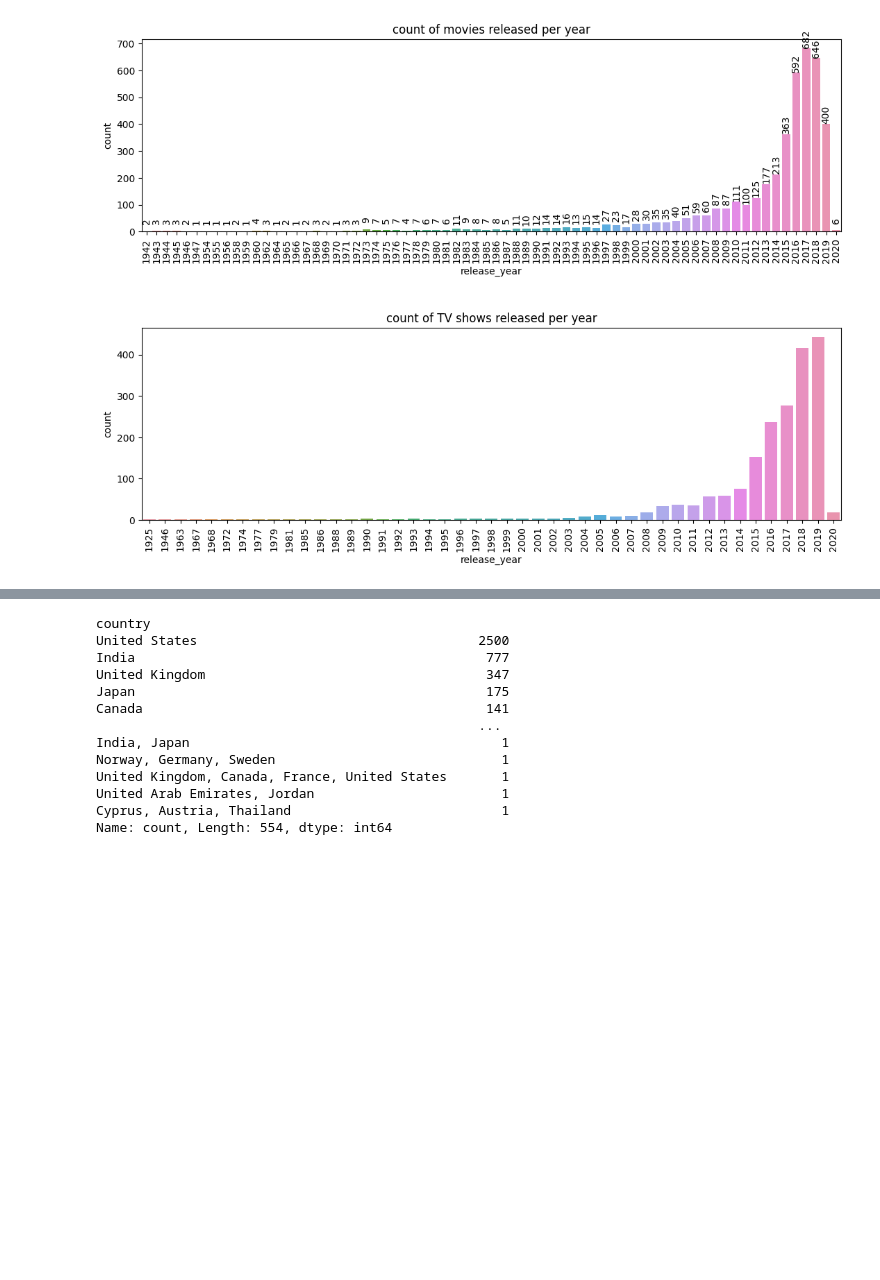
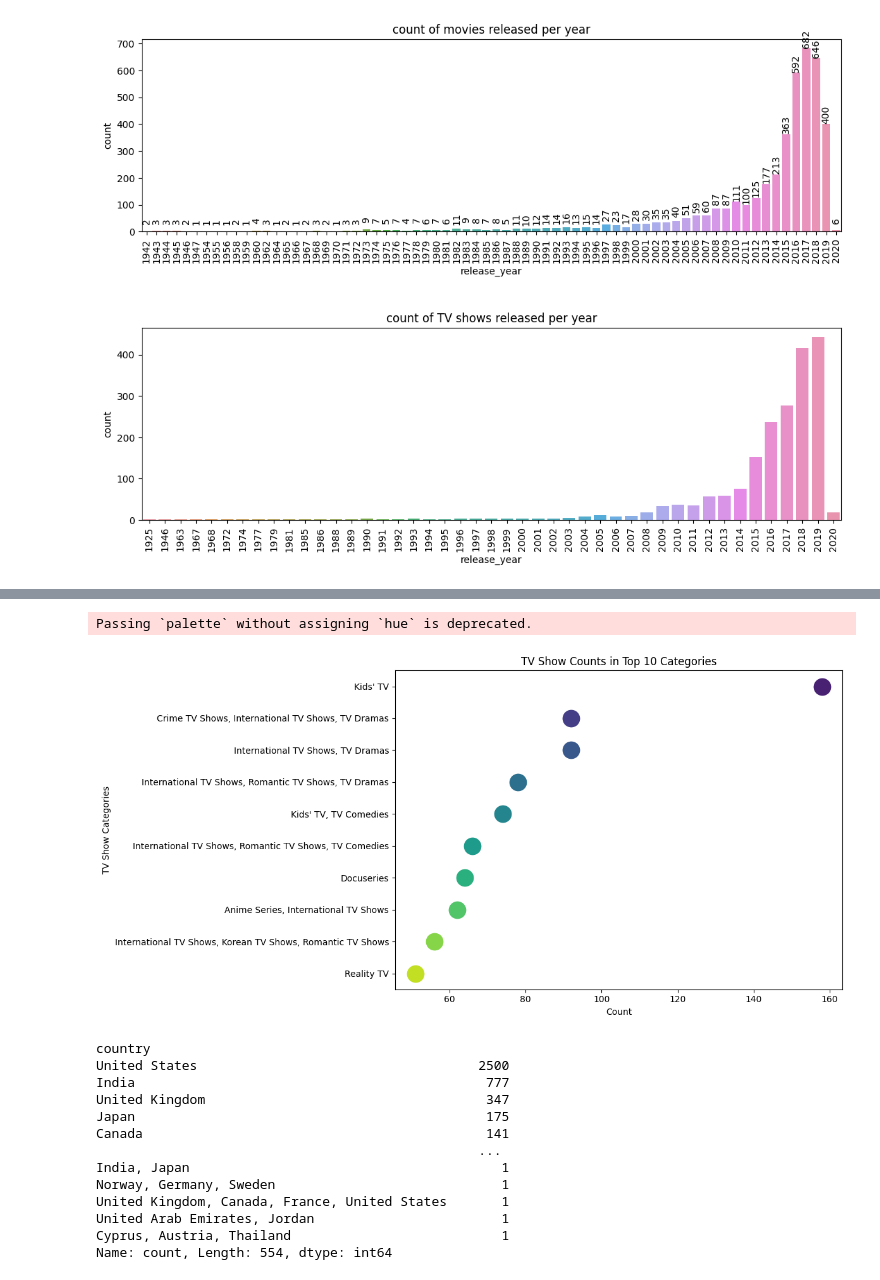
Before and after one commit to Alina-dilawaiz/Myprojects, a Jupyter notebook: AFOCAS-PROJECTS/Netflix_titles_EDA.ipynb, the cells around one changed output, grey strips where cells are left out. Cells and saved outputs as stored; diff of their text form; code cells hidden in the pictures; blank space fills up the shorter version.

```diff
--- a/AFOCAS-PROJECTS/Netflix_titles_EDA.ipynb
+++ b/AFOCAS-PROJECTS/Netflix_titles_EDA.ipynb
@@ -241,3 +237,15 @@ fig.show()
+# %%
+top_TVshow_categories = TVshows['listed_in'].value_counts().head(10).reset_index(name='count')
+plt.figure(figsize=(12, 6))
+sns.swarmplot(x='count', y='listed_in', data=top_TVshow_categories, palette='viridis', size=20)
+plt.xlabel('Count')
+plt.ylabel('TV Show Categories')
+plt.title('TV Show Counts in Top 10 Categories')
+plt.tight_layout()
+plt.show()
+# %% [output]
+Passing `palette` without assigning `hue` is deprecated.
+[figure, added]
 # %%
 countries=df["country"].value_counts()
 countries
```
Also changed, not shown: parts of 13 cells of this notebook.
